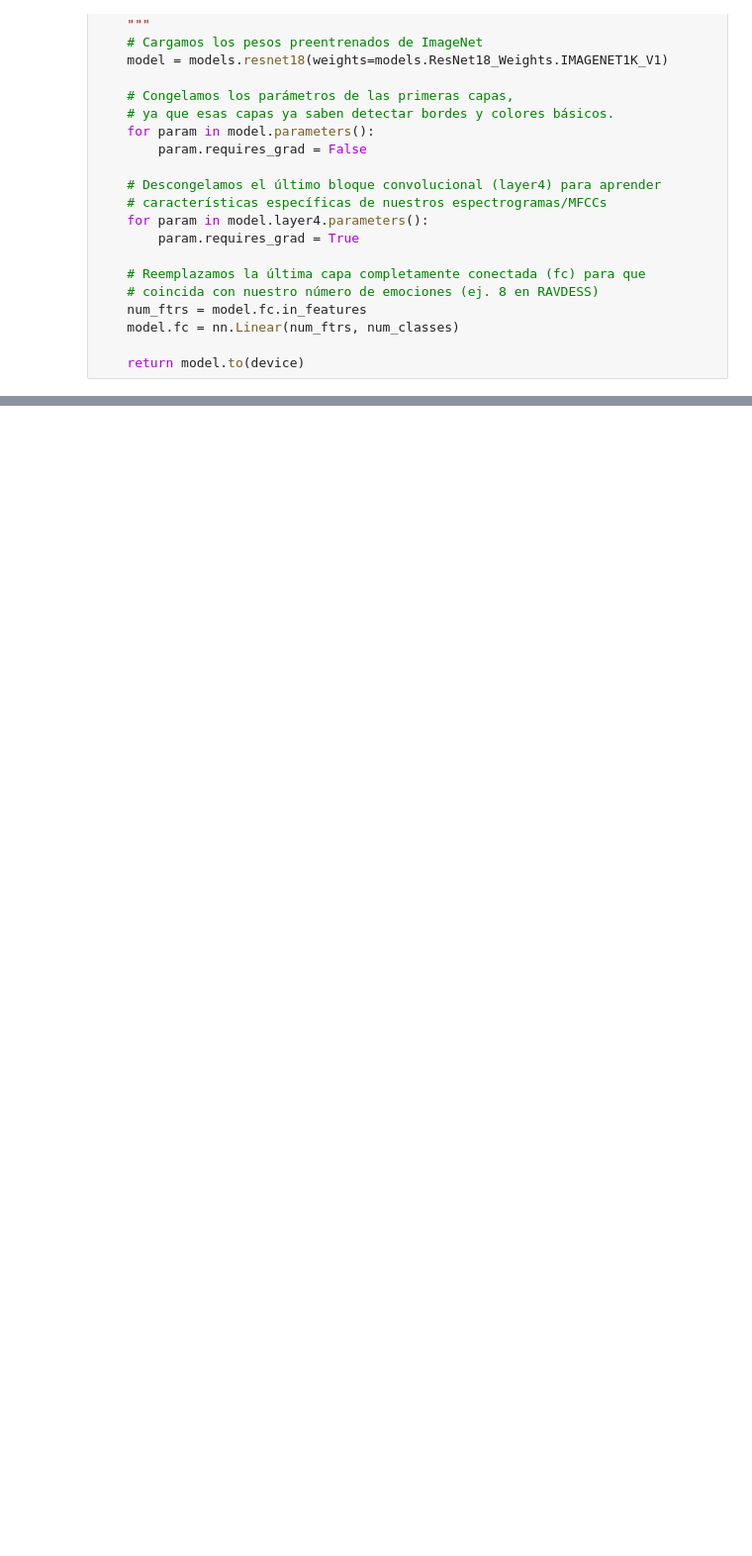
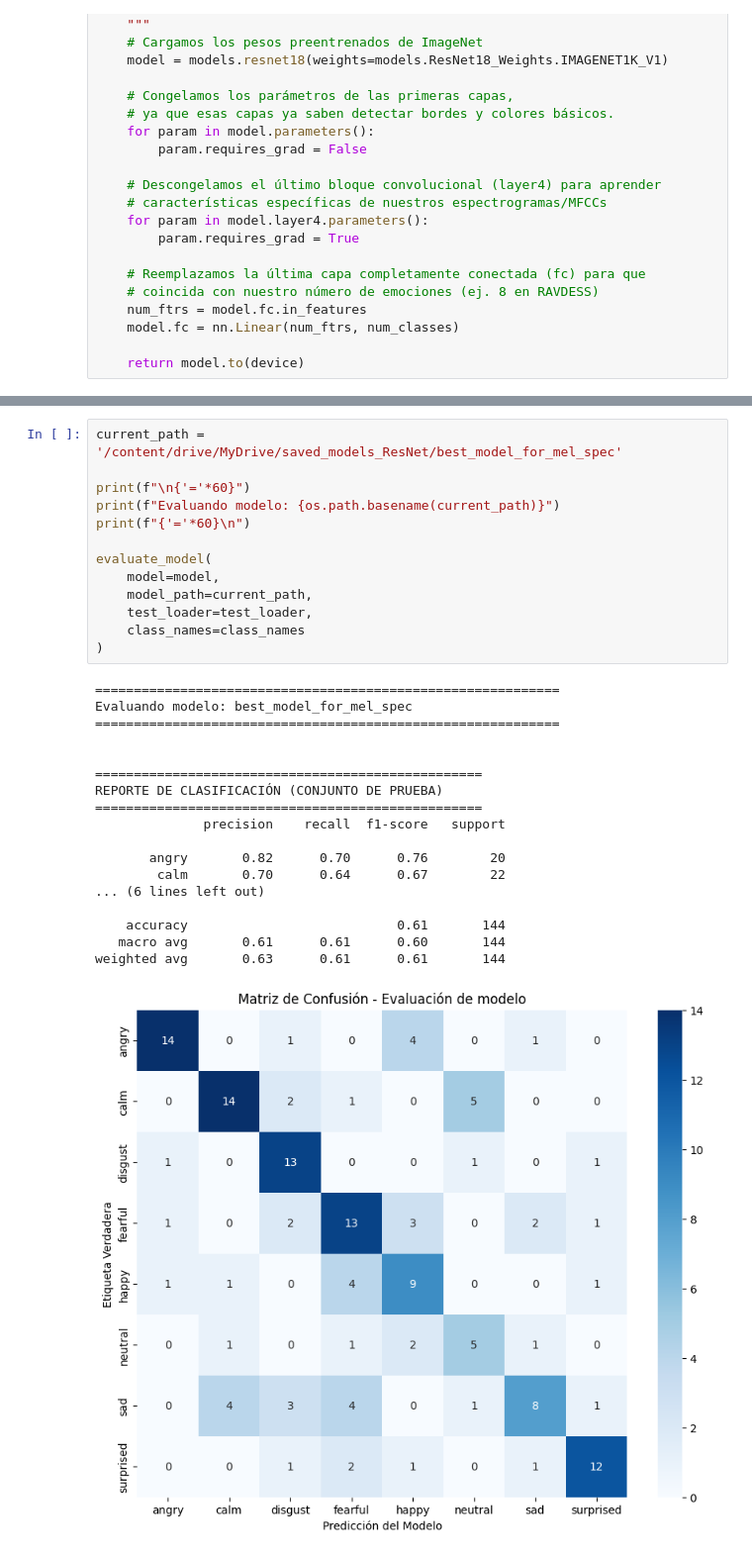
Before and after one commit to AcSsalazar/the-color-of-emotions, a Jupyter notebook: Notebooks/5-model-training.ipynb, the cells around one changed output, grey strips where cells are left out. Shown at 99% size. Saved outputs shown, nothing was run; the diff lists cells and outputs as text; blank space fills up the shorter version.

```diff
--- a/Notebooks/5-model-training.ipynb
+++ b/Notebooks/5-model-training.ipynb
@@ -225,0 +407,32 @@ TypeError: resnet_feature_selector() got an unexpected keyword argument 'base_di
+# %%
+current_path = '/content/drive/MyDrive/saved_models_ResNet/best_model_for_mel_spec'
+
+print(f"\n{'='*60}")
+print(f"Evaluando modelo: {os.path.basename(current_path)}")
+print(f"{'='*60}\n")
+
+evaluate_model(
+    model=model,
+    model_path=current_path,
+    test_loader=test_loader,
+    class_names=class_names
+)
+# %% [output]
+============================================================
+Evaluando modelo: best_model_for_mel_spec
+============================================================
+
+
+==================================================
+REPORTE DE CLASIFICACIÓN (CONJUNTO DE PRUEBA)
+==================================================
+              precision    recall  f1-score   support
+
+       angry       0.82      0.70      0.76        20
+        calm       0.70      0.64      0.67        22
+... (6 lines left out)
+
+    accuracy                           0.61       144
+   macro avg       0.61      0.61      0.60       144
+weighted avg       0.63      0.61      0.61       144
+[figure, added]
```
Also changed, not shown: parts of 15 cells of this notebook.
